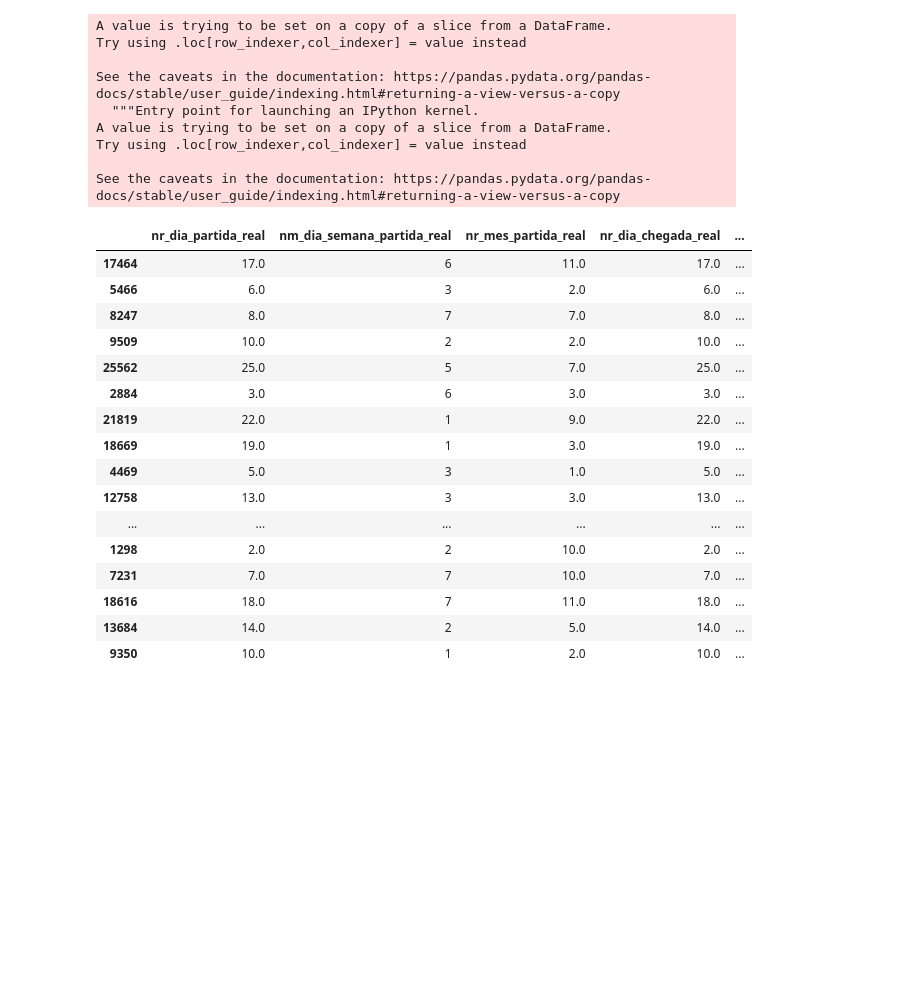
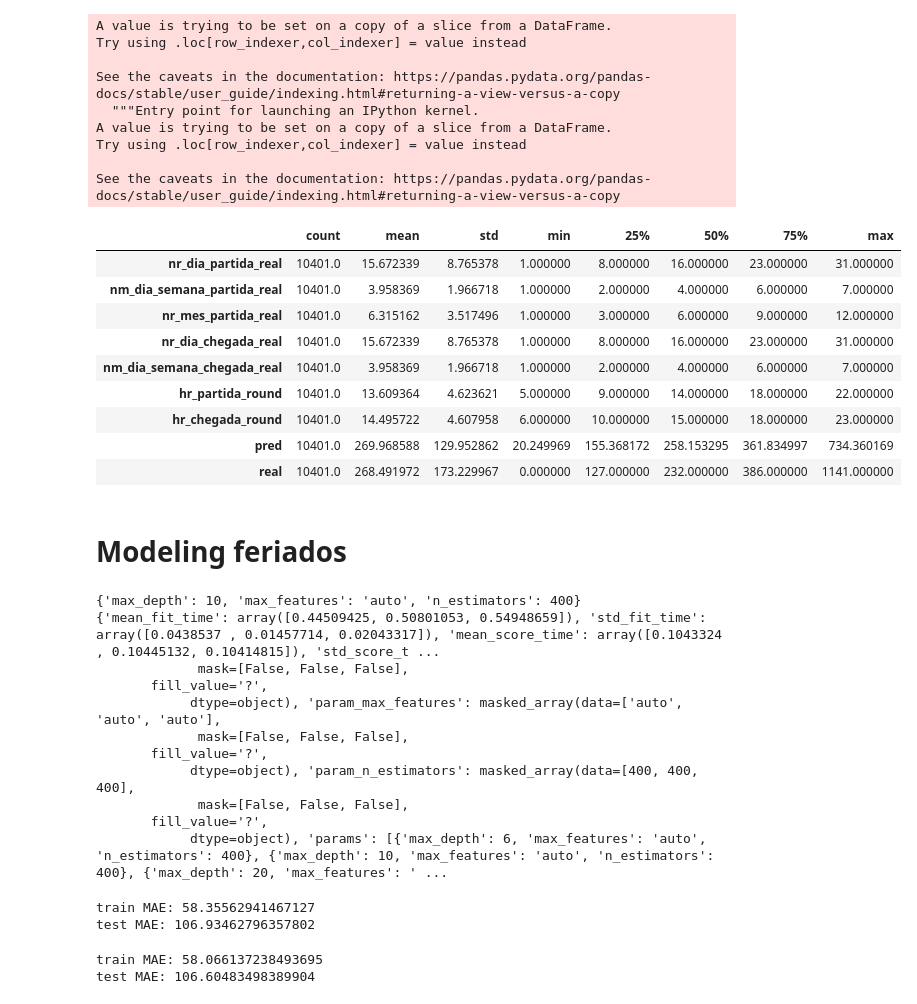
Before and after one commit to welberthdouglas/Civil_Aviation_ML, a Jupyter notebook: CA_SP-RJ.ipynb, the cells around one changed output. Saved outputs shown, nothing was run; the diff lists cells and outputs as text; code cells hidden in the pictures; blank space fills up the shorter version.

```diff
--- a/CA_SP-RJ.ipynb
+++ b/CA_SP-RJ.ipynb
@@ -168,9 +217,9 @@ if training:
 
     rf = RandomForestRegressor(random_state=seed, n_jobs=-1)
 
-    param_grid = {'n_estimators' : [300,350,400],
-                  'max_depth' : [20,30],
-                  'max_features':['auto','sqrt']}
+    param_grid = {'n_estimators' : [300,400],
+                  'max_depth' : [6,10,20],
+                  'max_features':['auto']}
 
     grid = GridSearchCV(rf, param_grid=param_grid, cv=5,return_train_score = True).fit(X_train, y_train)
 
@@ -215,23 +268,18 @@ A value is trying to be set on a copy of a slice from a DataFrame.
 Try using .loc[row_indexer,col_indexer] = value instead
 
 See the caveats in the documentation: https://pandas.pydata.org/pandas-docs/stable/user_guide/indexing.html#returning-a-view-versus-a-copy
-# %%
-X_test.head(20)
-# %% [output]
-|  | nr_dia_partida_real | nm_dia_semana_partida_real | nr_mes_partida_real | nr_dia_chegada_real | ... |
-| 17464 | 17.0 | 6 | 11.0 | 17.0 | ... |
-| 5466 | 6.0 | 3 | 2.0 | 6.0 | ... |
-| 8247 | 8.0 | 7 | 7.0 | 8.0 | ... |
-| 9509 | 10.0 | 2 | 2.0 | 10.0 | ... |
-| 25562 | 25.0 | 5 | 7.0 | 25.0 | ... |
-| 2884 | 3.0 | 6 | 3.0 | 3.0 | ... |
-| 21819 | 22.0 | 1 | 9.0 | 22.0 | ... |
-| 18669 | 19.0 | 1 | 3.0 | 19.0 | ... |
-| 4469 | 5.0 | 3 | 1.0 | 5.0 | ... |
-| 12758 | 13.0 | 3 | 3.0 | 13.0 | ... |
-| ... | ... | ... | ... | ... | ... |
-| 1298 | 2.0 | 2 | 10.0 | 2.0 | ... |
-| 7231 | 7.0 | 7 | 10.0 | 7.0 | ... |
-| 18616 | 18.0 | 7 | 11.0 | 18.0 | ... |
-| 13684 | 14.0 | 2 | 5.0 | 14.0 | ... |
-| 9350 | 10.0 | 1 | 2.0 | 10.0 | ... |
+# %%
+X_test.describe().T
+# %% [output]
+|  | count | mean | std | min | 25% | 50% | 75% | max |
+| nr_dia_partida_real | 10401.0 | 15.672339 | 8.765378 | 1.000000 | 8.000000 | 16.000000 | 23.000000 | 31.000000 |
+| nm_dia_semana_partida_real | 10401.0 | 3.958369 | 1.966718 | 1.000000 | 2.000000 | 4.000000 | 6.000000 | 7.000000 |
+| nr_mes_partida_real | 10401.0 | 6.315162 | 3.517496 | 1.000000 | 3.000000 | 6.000000 | 9.000000 | 12.000000 |
+| nr_dia_chegada_real | 10401.0 | 15.672339 | 8.765378 | 1.000000 | 8.000000 | 16.000000 | 23.000000 | 31.000000 |
+| nm_dia_semana_chegada_real | 10401.0 | 3.958369 | 1.966718 | 1.000000 | 2.000000 | 4.000000 | 6.000000 | 7.000000 |
+| hr_partida_round | 10401.0 | 13.609364 | 4.623621 | 5.000000 | 9.000000 | 14.000000 | 18.000000 | 22.000000 |
+| hr_chegada_round | 10401.0 | 14.495722 | 4.607958 | 6.000000 | 10.000000 | 15.000000 | 18.000000 | 23.000000 |
+| pred | 10401.0 | 269.968588 | 129.952862 | 20.249969 | 155.368172 | 258.153295 | 361.834997 | 734.360169 |
+| real | 10401.0 | 268.491972 | 173.229967 | 0.000000 | 127.000000 | 232.000000 | 386.000000 | 1141.000000 |
+# %% [markdown]
+# Modeling feriados
@@ -237,0 +291,39 @@ X_test.head(20)
+# %%
+if training:
+
+    rf = RandomForestRegressor(random_state=seed, n_jobs=-1)
+
+    param_grid = {'n_estimators' : [400],
+                  'max_depth' : [6,10,20],
+                  'max_features':['auto']}
+
+    grid = GridSearchCV(rf, param_grid=param_grid, cv=5,return_train_score = True).fit(X_train, y_train)
+
+    reg_rf = grid.best_estimator_.fit(X_train,y_train)
+
+    print(grid.best_params_)
+    print(grid.cv_results_)
+# %% [output]
+{'max_depth': 10, 'max_features': 'auto', 'n_estimators': 400}
+{'mean_fit_time': array([0.44509425, 0.50801053, 0.54948659]), 'std_fit_time': array([0.0438537 , 0.01457714, 0.02043317]), 'mean_score_time': array([0.1043324 , 0.10445132, 0.10414815]), 'std_score_t ...
+             mask=[False, False, False],
+       fill_value='?',
+            dtype=object), 'param_max_features': masked_array(data=['auto', 'auto', 'auto'],
+             mask=[False, False, False],
+       fill_value='?',
+            dtype=object), 'param_n_estimators': masked_array(data=[400, 400, 400],
+             mask=[False, False, False],
+       fill_value='?',
+            dtype=object), 'params': [{'max_depth': 6, 'max_features': 'auto', 'n_estimators': 400}, {'max_depth': 10, 'max_features': 'auto', 'n_estimators': 400}, {'max_depth': 20, 'max_features': ' ...
+# %%
+print("train MAE: {}".format(mean_absolute_error(y_train,reg_rf.predict(X_train))))
+print("test MAE: {}".format(mean_absolute_error(y_test,reg_rf.predict(X_test))))
+# %% [output]
+train MAE: 58.35562941467127
+test MAE: 106.93462796357802
+# %%
+print("train MAE: {}".format(mean_absolute_error(y_train,reg_rf.predict(X_train))))
+print("test MAE: {}".format(mean_absolute_error(y_test,reg_rf.predict(X_test))))
+# %% [output]
+train MAE: 58.066137238493695
+test MAE: 106.60483498389904
```
Also changed, not shown: parts of 26 cells of this notebook, 1 other file.
